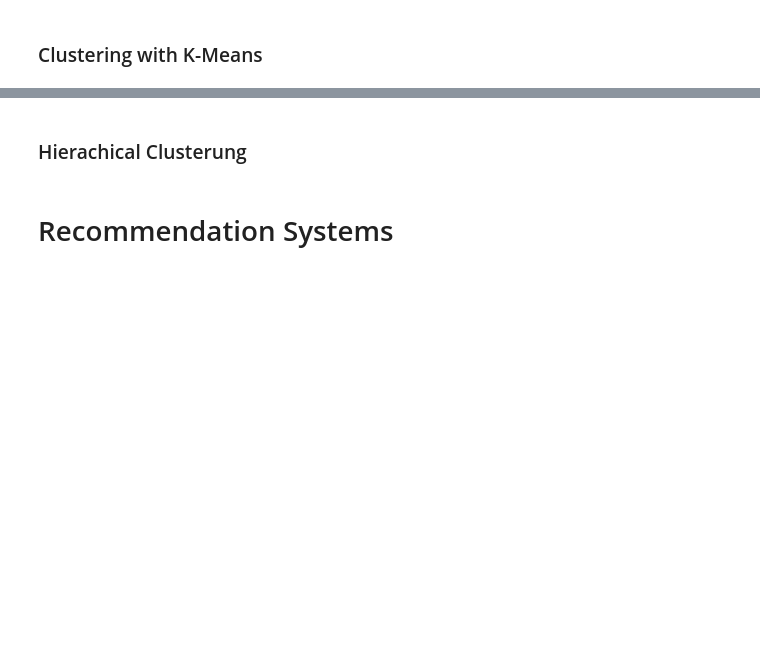
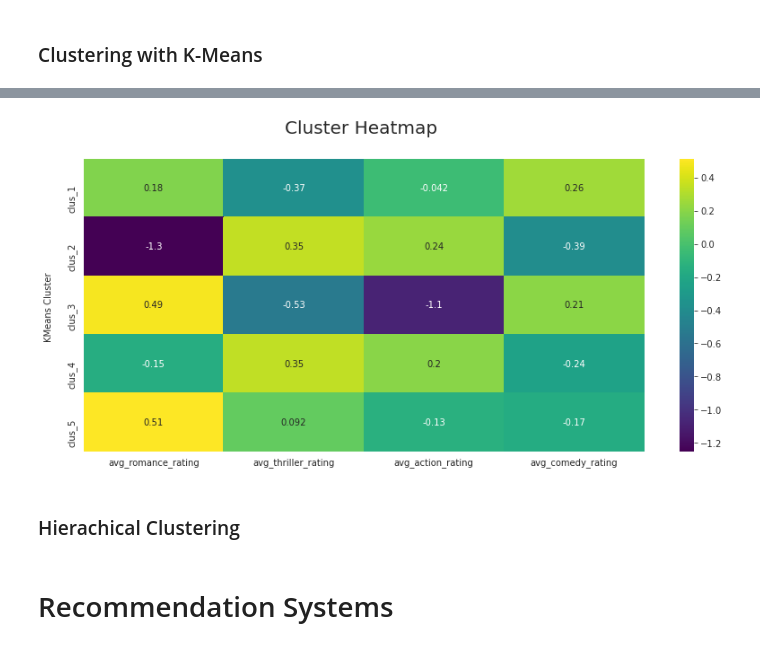
Before and after one commit to titusndondo/unsupervised-predict-streamlit-template, a Jupyter notebook: predict_deliverables/EDA.ipynb, the cells around one changed output, grey strips where cells are left out. Cells and saved outputs as stored; diff of their text form; code cells hidden in the pictures; blank space fills up the shorter version.

```diff
--- a/predict_deliverables/EDA.ipynb
+++ b/predict_deliverables/EDA.ipynb
@@ -350,5 +562,13 @@ By now we know a lot about the ratings data. We've leant that most of the rating
+# %%
+fig = plt.figure(figsize = (14, 6))
+g = sns.heatmap(X.groupby('km_clusters').mean(), cmap = 'viridis', annot = True)
+g.set_title('Cluster Heatmap \n ', fontsize = 20)
+g.set_ylabel('KMeans Cluster \n')
+plt.show()
+# %% [output]
+[figure, added]
 # %% [markdown]
-### Hierachical Clusterung
+### Hierachical Clustering
 # %% [markdown]
 # Recommendation Systems
 # %% [markdown]
```
Also changed, not shown: parts of 29 cells of this notebook.
